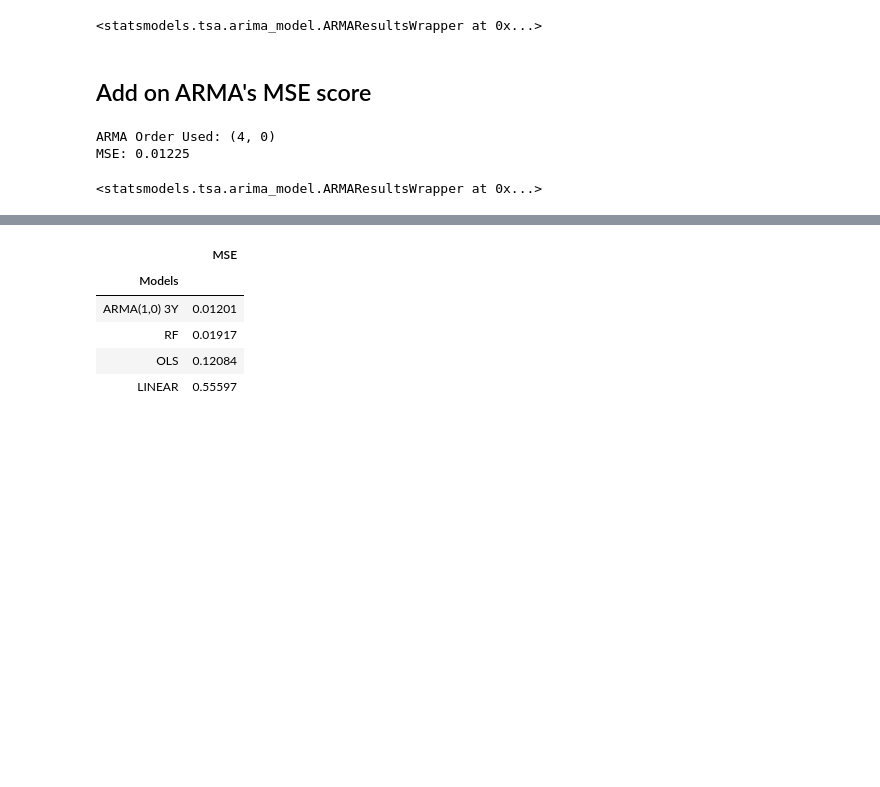
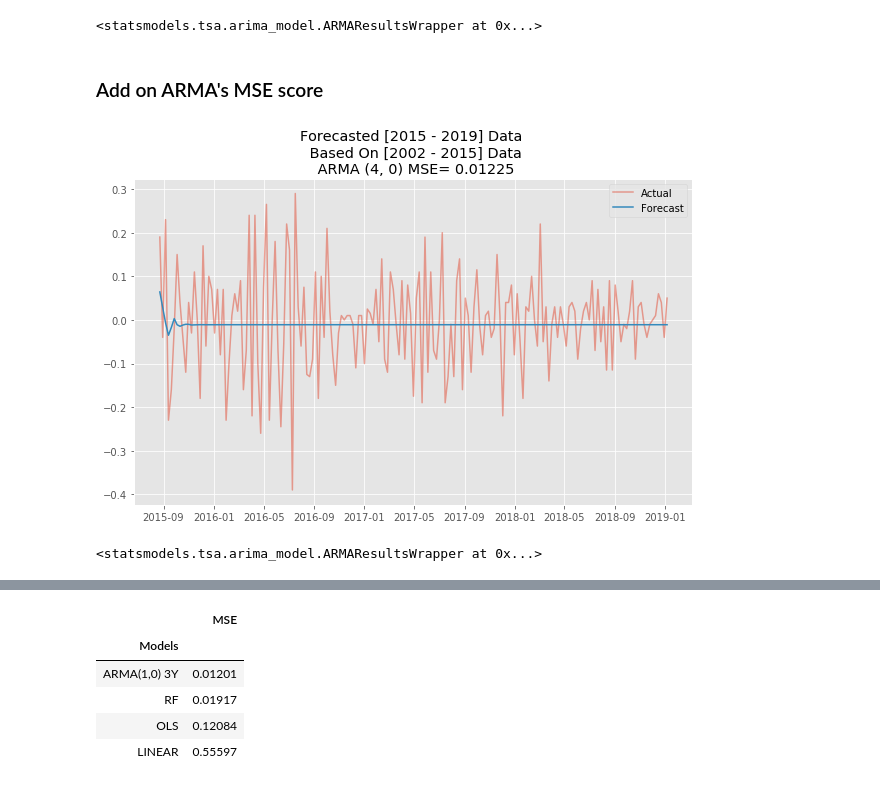
Before and after one commit to jrpaige/Solar, a Jupyter notebook: Solar_TS_Model.ipynb, the cells around one changed output, grey strips where cells are left out. Saved outputs shown, nothing was run; the diff lists cells and outputs as text; code cells hidden in the pictures; blank space fills up the shorter version.

```diff
--- a/Solar_TS_Model.ipynb
+++ b/Solar_TS_Model.ipynb
@@ -161,10 +157,9 @@ arma_years_model(diff, (1,0), 3)
 [figure]
 <statsmodels.tsa.arima_model.ARMAResultsWrapper at 0x...>
 # %% [markdown]
-## Add on ARMA's MSE score
+### Add on ARMA's MSE score
 # %%
-simple_arma_model(diff, False)
+simple_arma_model(diff, True)
 # %% [output]
+[figure, added]
-ARMA Order Used: (4, 0)
-MSE: 0.01225
+<statsmodels.tsa.arima_model.ARMAResultsWrapper at 0x...>
-<statsmodels.tsa.arima_model.ARMAResultsWrapper at 0x...>
```
Also changed, not shown: parts of 9 cells of this notebook, 1 other file.
